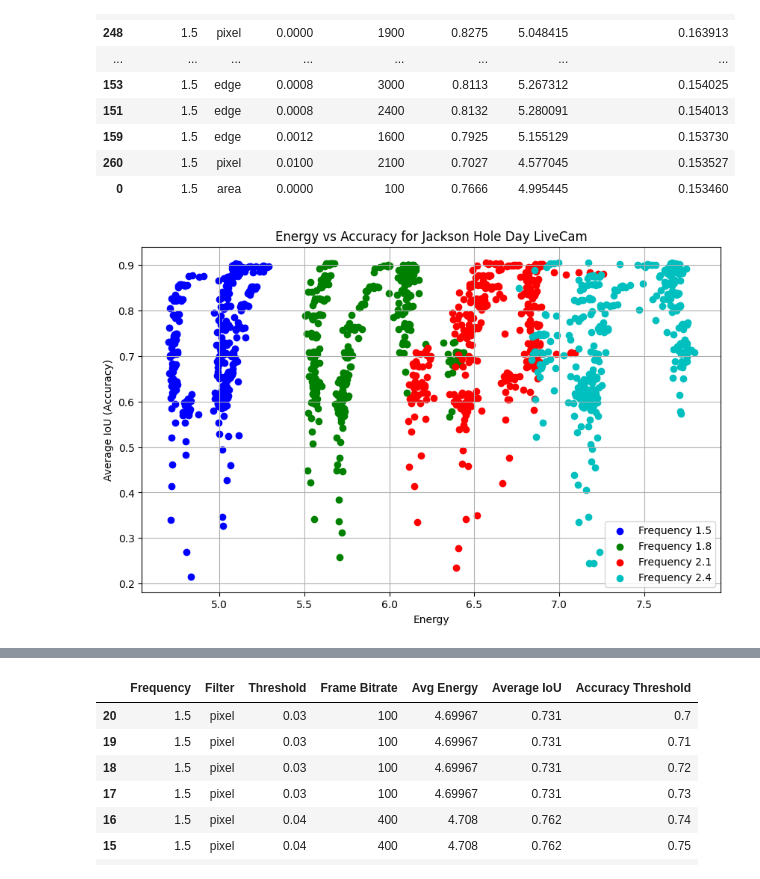
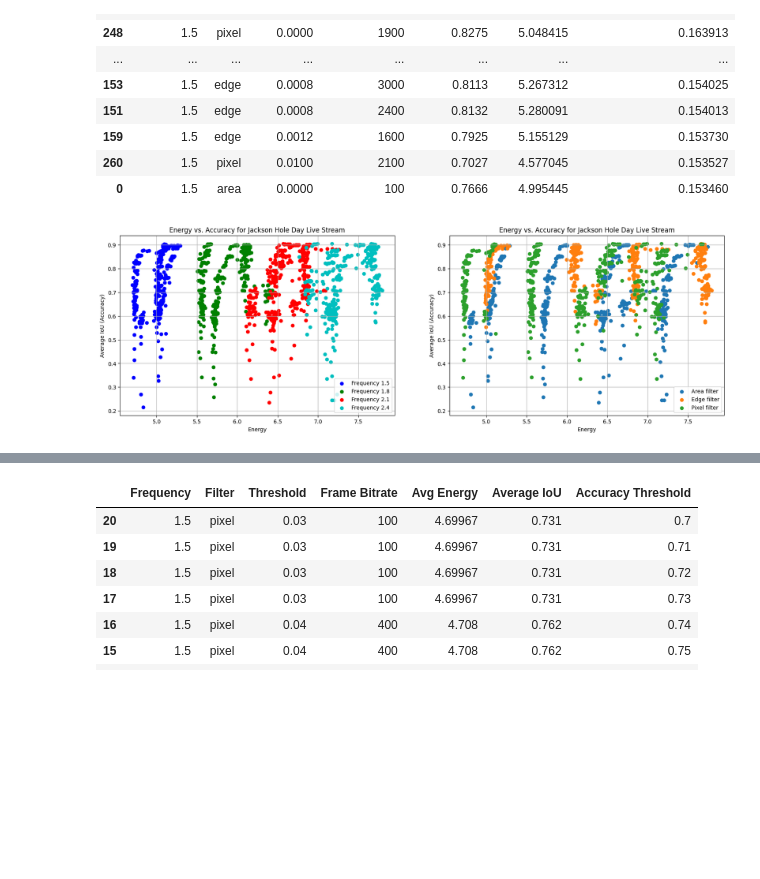
Before and after one commit to bencivjan/ecolens, a Jupyter notebook: viz/viz.ipynb, the cells around one changed output, grey strips where cells are left out. Cells and saved outputs as stored; diff of their text form; code cells hidden in the pictures; blank space fills up the shorter version.

```diff
--- a/viz/viz.ipynb
+++ b/viz/viz.ipynb
@@ -80,33 +80,48 @@ Top 60 Configurations by Accuracy/Energy Ratio:
 # %%
 # Load the CSV files
 accuracy_df = pd.read_csv('accuracy-JH-1.csv')  # File containing "Average IoU"
 energy_files = ['energy-JH-1.csv']  # Energy files
 
 # Merge all energy files into one DataFrame
 energy_df = pd.concat([pd.read_csv(f) for f in energy_files], ignore_index=True)
 
 # Merge the accuracy and energy data on common columns
 merged_df = pd.merge(accuracy_df, energy_df, on=["Frequency", "Filter", "Threshold", "Frame Bitrate"])
 merged_df = merged_df.drop(columns=['FPS', 'Start Time', 'End Time'])
 
-# Plotting
-plt.figure(figsize=(10, 6))
-# plt.scatter(merged_df['Avg Energy'], merged_df['Average IoU'], color='b', label='Energy vs Accuracy')
+# Create a figure and axis
+fig, (ax, ax2) = plt.subplots(1, 2, figsize=(20, 6))
 
 colors = ['b', 'g', 'r', 'c']  # Adjust/add more colors if needed
 
 # Plot each frequency as a different color
 for i, (frequency, group) in enumerate(merged_df.groupby('Frequency')):
-    plt.scatter(group['Avg Energy'], group['Average IoU'], color=colors[i % len(colors)], label=f'Frequency {frequency}')
+    ax.scatter(group['Avg Energy'], group['Average IoU'],
+               color=colors[i % len(colors)], label=f'Frequency {frequency}')
 
 # Labels and title
-plt.xlabel('Energy')
-plt.ylabel('Average IoU (Accuracy)')
-plt.title('Energy vs Accuracy for Jackson Hole Day LiveCam')
+ax.set_xlabel('Energy')
+ax.set_ylabel('Average IoU (Accuracy)')
+ax.set_title('Energy vs. Accuracy for Jackson Hole Day Live Stream')
+
+# Add grid and legend
+ax.grid(True)
+ax.legend()
+
+for i, (filter, group) in enumerate(merged_df.groupby('Filter')):
+    ax2.scatter(group['Avg Energy'], group['Average IoU'], label=f'{filter.capitalize()} filter')
+
+# Labels and title
+ax2.set_xlabel('Energy')
+ax2.set_ylabel('Average IoU (Accuracy)')
+ax2.set_title('Energy vs. Accuracy for Jackson Hole Day Live Stream')
 
 # Add grid and show the plot
-plt.grid(True)
-plt.legend()
+ax2.grid(True)
+ax2.legend()
 plt.show()
+
+# Show the plot
+# plt.show()
 # %% [output]
-[figure, old version]
+[figure, new version]
```
Also changed, not shown: parts of 1 cell of this notebook, 2 other files.
